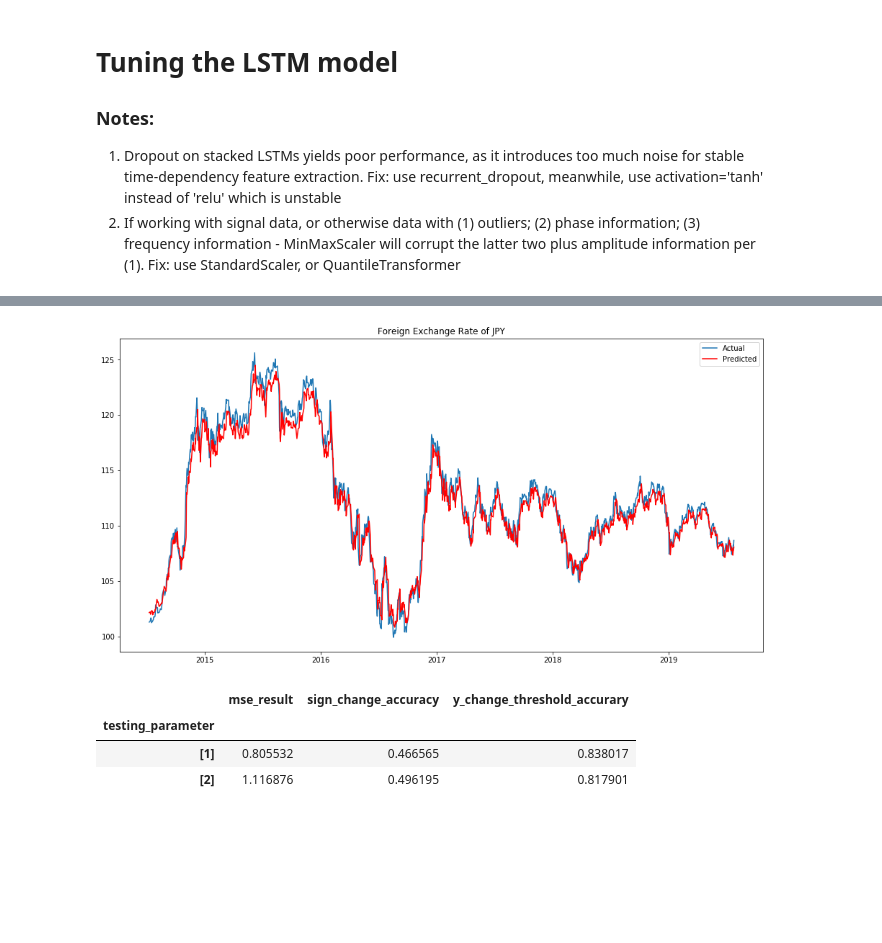
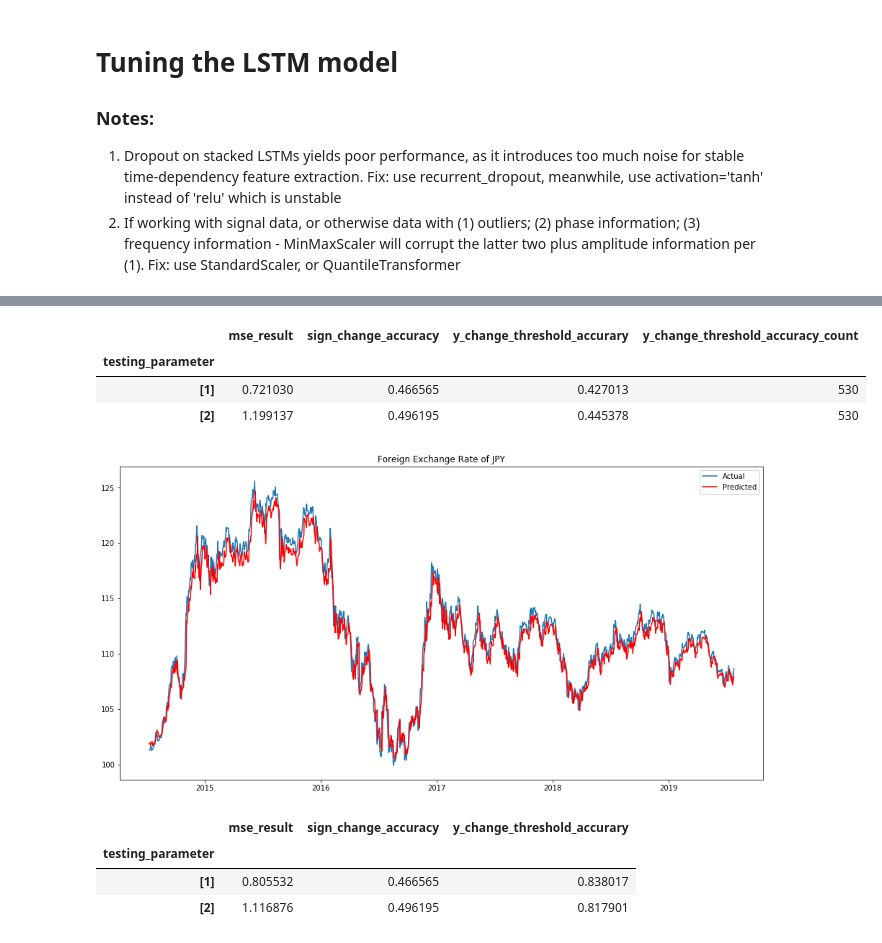
Before and after one commit to ngtinc21/Machine-Learning-Algorithms, a Jupyter notebook: RNN_Example_3_Forex_Rate_Prediction.ipynb, the cells around one changed output, grey strips where cells are left out. Saved outputs shown, nothing was run; the diff lists cells and outputs as text; code cells hidden in the pictures; blank space fills up the shorter version.

```diff
--- a/RNN_Example_3_Forex_Rate_Prediction.ipynb
+++ b/RNN_Example_3_Forex_Rate_Prediction.ipynb
@@ -596,21 +596,21 @@ def sign_prediction(y_test, y_pred, look_back, profit_threshold):
             daily_y_pred_percentage_change = daily_y_pred_change[i]/y_pred_list[i]
             daily_y_test_percentage_change = daily_y_test_change[i]/y_test_list[i]
 
+            if abs(daily_y_test_change[i]) >= profit_threshold:
+                y_threshold_cnt += 1
+
             if (daily_y_pred_change[i] >= 0 and daily_y_test_change[i] >=0) or (daily_y_pred_change[i] < 0 and daily_y_test_change[i] < 0):
                 daily_complying_sign.append(1)
+
+                # Count only the profit if predicted profit > profit_threshold
                 if (abs(daily_y_pred_change[i]) >= profit_threshold and abs(daily_y_test_change[i]) >= profit_threshold):
-                    y_threshold_acc_cnt = y_threshold_acc_cnt + 1
-                    y_threshold_cnt = y_threshold_cnt + 1
-                # Do not count the small profit which profit < profit_threshold
-                elif (abs(daily_y_pred_change[i]) <= profit_threshold and abs(daily_y_test_change[i]) <= profit_threshold):
-                    None
-                else:
-                    y_threshold_cnt = y_threshold_cnt + 1
+                    y_threshold_acc_cnt += 1
+                    # Do not count the small profit which profit < profit_threshold
             else:
                 daily_complying_sign.append(0)
         else:
             break
-    return daily_y_pred_change, daily_y_test_change, daily_complying_sign, y_threshold_acc_cnt/y_threshold_cnt
+    return daily_y_pred_change, daily_y_test_change, daily_complying_sign, y_threshold_acc_cnt/y_threshold_cnt, y_threshold_acc_cnt
 
 def plot_result(testing_days, y_test, y_pred, look_back):
     plt.figure(figsize=(16,8))
@@ -648,6 +648,7 @@ def experiment(forex_dataset, testing_parameter):
     mse_result = []
     sign_change_acc = []
     y_change_threshold_acc = []
+    y_change_threshold_acc_cnt = []
     # prediction_n = []
     for [item] in testing_parameter:
         #############################################################################
@@ -672,16 +673,18 @@ def experiment(forex_dataset, testing_parameter):
         y_test = y_test.reshape(1,-1)[0]
         mse_result.append(mean_squared_error(y_test, mean_prediction))
 
-        daily_pred_change, daily_test_change, sign_change, threshold_acc = sign_prediction(y_test, mean_prediction, look_back, profit_threshold)
+        daily_pred_change, daily_test_change, sign_change, threshold_acc, threshold_acc_cnt = sign_prediction(y_test, mean_prediction, look_back, profit_threshold)
         sign_change_acc.append(sign_change.count(1)/len(sign_change))
         y_change_threshold_acc.append(threshold_acc)
+        y_change_threshold_acc_cnt.append(threshold_acc_cnt)
         # prediction_n.append(prediction)
 
     result = pd.DataFrame(
     {   'mse_result' : mse_result,
         'sign_change_accuracy' : sign_change_acc,
         'y_change_threshold_accurary' : y_change_threshold_acc,
-         'testing_parameter' : testing_parameter
+        'y_change_threshold_accuracy_count' : threshold_acc_cnt,
+        'testing_parameter' : testing_parameter
     }).set_index('testing_parameter')
 
     plot_result(testing_days, y_test, y_pred, look_back)
@@ -699,6 +702,7 @@ def main_function():
     forex_dataset.set_index('Date', inplace= True)
     return experiment(forex_dataset, testing_parameter = [[1],[2]]) # final_model, (X_train, X_test, y_train, y_test, y_pred),
 result = main_function()
+result
 # %% [output]
 (4614, 1, 1) (4614, 1, 1) (1317, 1, 1) (1317, 1, 1) (659, 1, 1) (659, 1, 1)
 The current execution is 1/3, with parameter = 1
@@ -720,3 +724,7 @@ The elapsed time is 4.0 minutes and 35 seconds.
+|  | mse_result | sign_change_accuracy | y_change_threshold_accurary | y_change_threshold_accuracy_count |
+| testing_parameter |  |  |  |  |
+| [1] | 0.721030 | 0.466565 | 0.427013 | 530 |
+| [2] | 1.199137 | 0.496195 | 0.445378 | 530 |
 [figure]
 # %%
 result
```
Also changed, not shown: parts of 1 cell of this notebook.
